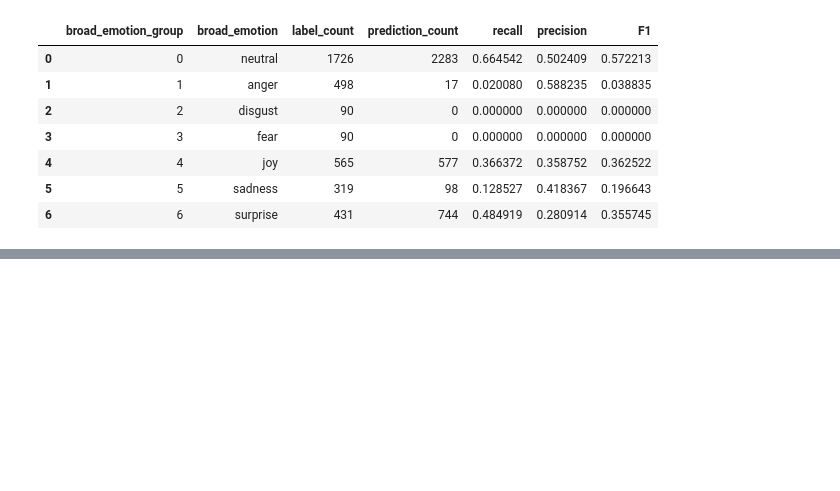
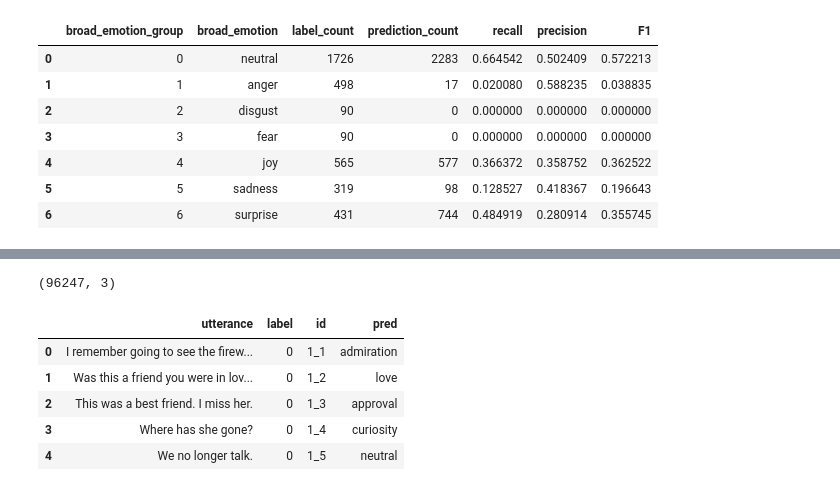
Before and after one commit to evelynyou/w266_project, a Jupyter notebook: exploration_emotion_prediction_results.ipynb, the cells around one changed output, grey strips where cells are left out. Drawn from its saved outputs; the diff is of its cells as text; code cells hidden in the pictures; blank space fills up the shorter version.

```diff
--- a/exploration_emotion_prediction_results.ipynb
+++ b/exploration_emotion_prediction_results.ipynb
@@ -568,0 +585,16 @@ acc_by_emotion
+# %%
+file_name='ed_for_goemotions.tsv'
+ed_data = pd.read_csv(os.path.join(data_dir, data_folder, file_name), sep='\t', header=None, quoting=csv.QUOTE_NONE)
+ed_data.columns = ["utterance", "label", "id"]
+print(ed_data.shape)
+
+ed_data["pred"] = ed_pred.emotion_1
+ed_data.head()
+# %% [output]
+(96247, 3)
+|  | utterance | label | id | pred |
+| 0 | I remember going to see the firew... | 0 | 1_1 | admiration |
+| 1 | Was this a friend you were in lov... | 0 | 1_2 | love |
+| 2 | This was a best friend. I miss her. | 0 | 1_3 | approval |
+| 3 | Where has she gone? | 0 | 1_4 | curiosity |
+| 4 | We no longer talk. | 0 | 1_5 | neutral |
```
Also changed, not shown: parts of 8 cells of this notebook, 6 other files.
